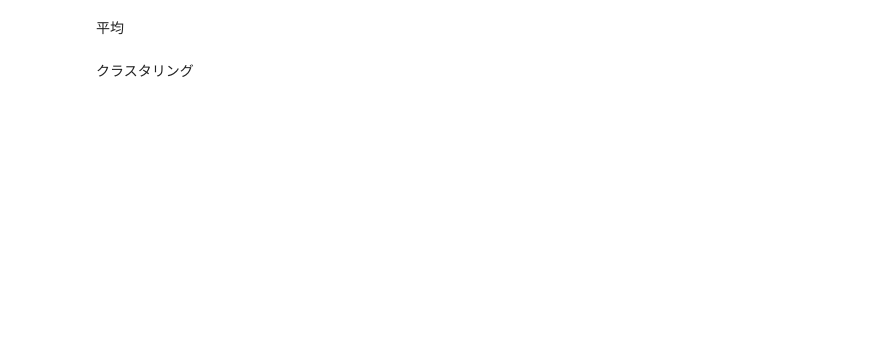
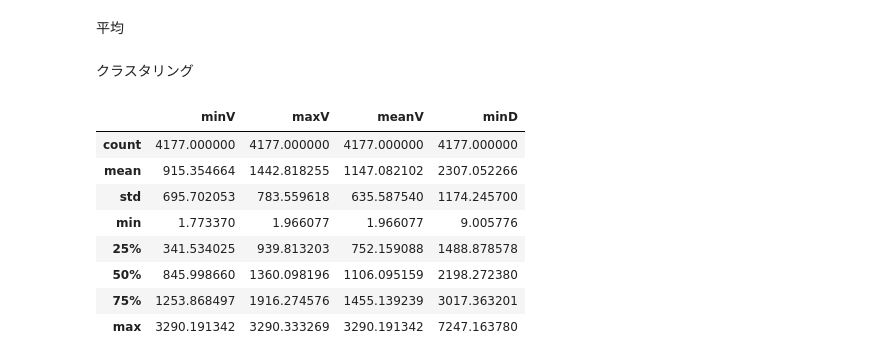
Before and after one commit to sorashido/humanTracking, a Jupyter notebook: modeling/analyzing/sample.ipynb, the cells around one changed output. Drawn from its saved outputs; the diff is of its cells as text; code cells hidden in the pictures; blank space fills up the shorter version.

```diff
--- a/modeling/analyzing/sample.ipynb
+++ b/modeling/analyzing/sample.ipynb
@@ -82,5 +76,17 @@ remove_n = 50000 #167459.000000/2
 drop_indices = np.random.choice(people.index, remove_n, replace=False)
 people_subset = people.drop(drop_indices)
+# %%
+people_subset.describe()
+# %% [output]
+|  | minV | maxV | meanV | minD |
+| count | 4177.000000 | 4177.000000 | 4177.000000 | 4177.000000 |
+| mean | 915.354664 | 1442.818255 | 1147.082102 | 2307.052266 |
+| std | 695.702053 | 783.559618 | 635.587540 | 1174.245700 |
+| min | 1.773370 | 1.966077 | 1.966077 | 9.005776 |
+| 25% | 341.534025 | 939.813203 | 752.159088 | 1488.878578 |
+| 50% | 845.998660 | 1360.098196 | 1106.095159 | 2198.272380 |
+| 75% | 1253.868497 | 1916.274576 | 1455.139239 | 3017.363201 |
+| max | 3290.191342 | 3290.333269 | 3290.191342 | 7247.163780 |
 # %%
 from sklearn.decomposition import PCA
 import pylab as pl
```
Also changed, not shown: parts of 10 cells of this notebook, 1 other file.
